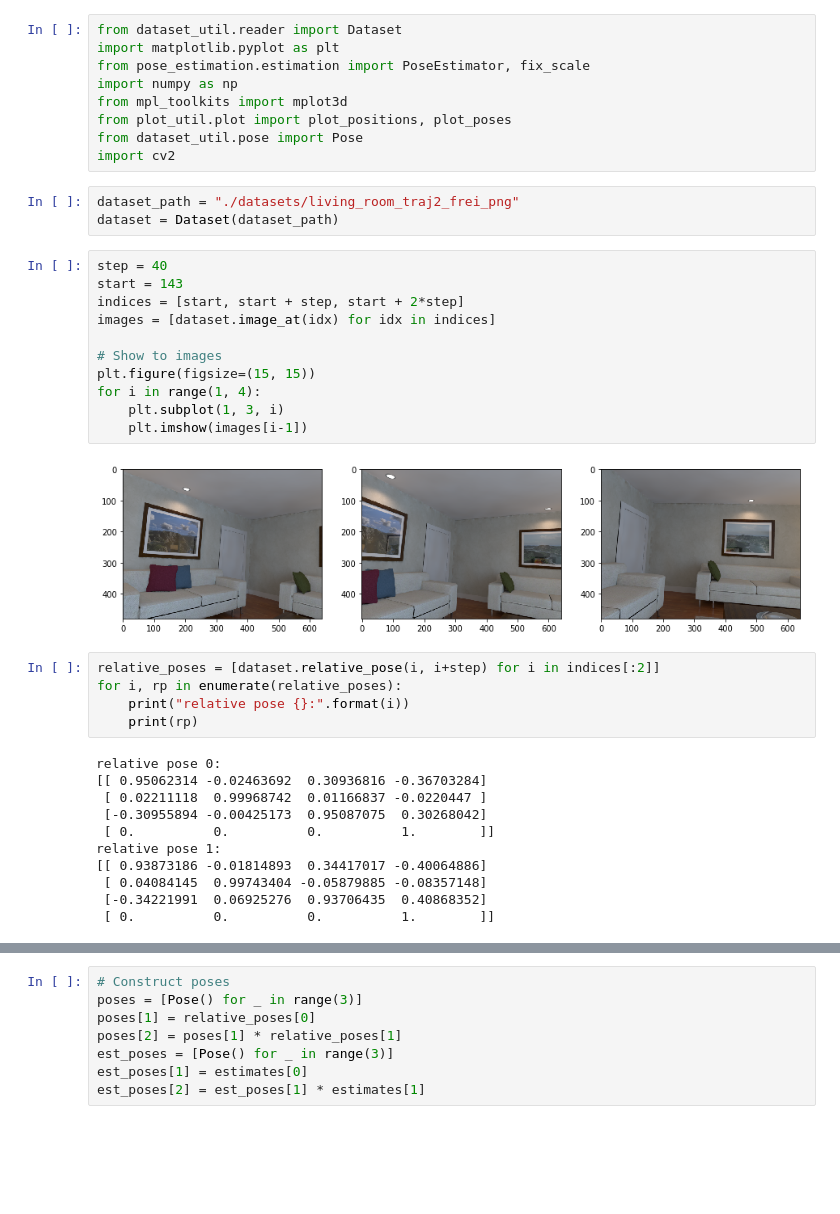
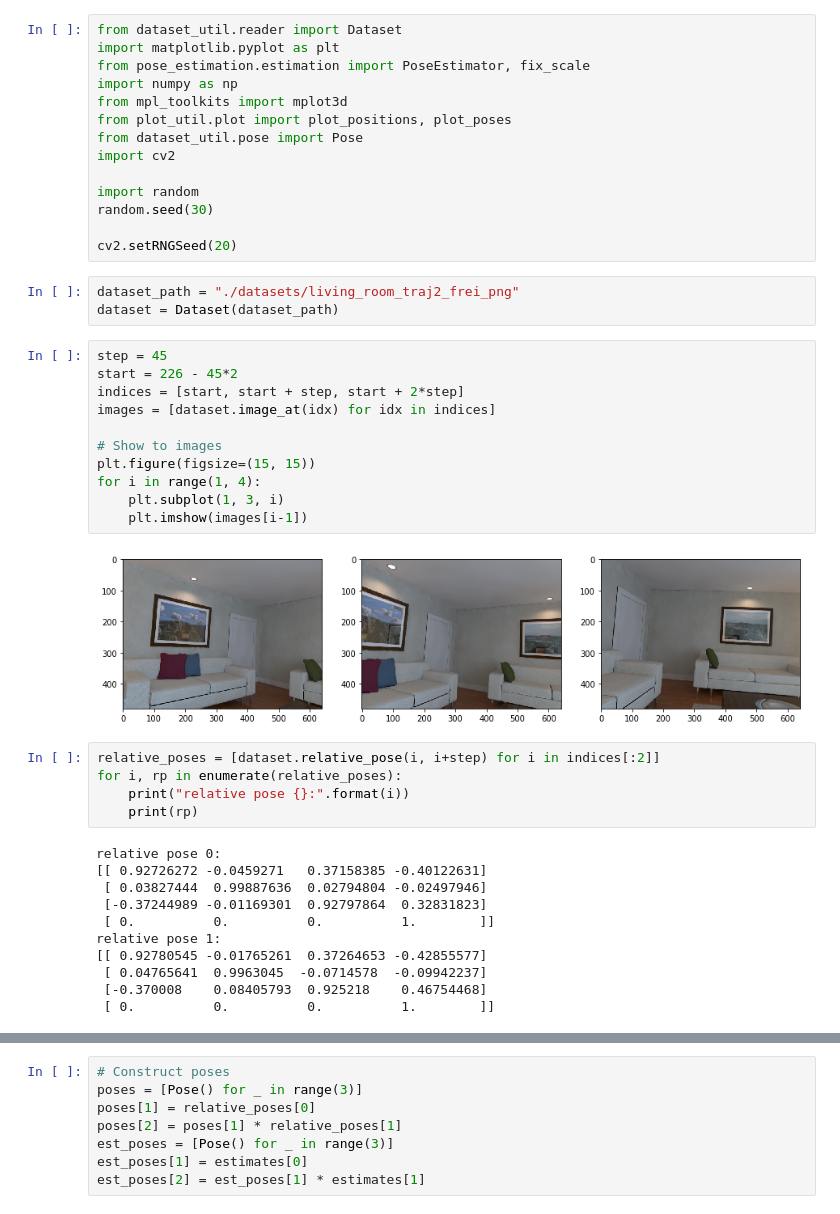
Before and after one commit to one-for-all/Feature-VO, a Jupyter notebook: Estimate Scale.ipynb, the cells around one changed output, grey strips where cells are left out. Saved outputs shown, nothing was run; the diff lists cells and outputs as text; blank space fills up the shorter version.

```diff
--- a/Estimate Scale.ipynb
+++ b/Estimate Scale.ipynb
@@ -7,22 +7,27 @@ from mpl_toolkits import mplot3d
 from plot_util.plot import plot_positions, plot_poses
 from dataset_util.pose import Pose
 import cv2
+
+import random
+random.seed(30)
+
+cv2.setRNGSeed(20)
 # %%
 dataset_path = "./datasets/living_room_traj2_frei_png"
 dataset = Dataset(dataset_path)
 # %%
-step = 40
-start = 143
+step = 45
+start = 226 - 45*2
 indices = [start, start + step, start + 2*step]
 images = [dataset.image_at(idx) for idx in indices]
 
 # Show to images
 plt.figure(figsize=(15, 15))
 for i in range(1, 4):
     plt.subplot(1, 3, i)
     plt.imshow(images[i-1])
 # %% [output]
-[figure, old version]
+[figure, new version]
 # %%
 relative_poses = [dataset.relative_pose(i, i+step) for i in indices[:2]]
 for i, rp in enumerate(relative_poses):
@@ -30,14 +35,14 @@ for i, rp in enumerate(relative_poses):
     print(rp)
 # %% [output]
 relative pose 0:
-[[ 0.95062314 -0.02463692  0.30936816 -0.36703284]
- [ 0.02211118  0.99968742  0.01166837 -0.0220447 ]
- [-0.30955894 -0.00425173  0.95087075  0.30268042]
+[[ 0.92726272 -0.0459271   0.37158385 -0.40122631]
+ [ 0.03827444  0.99887636  0.02794804 -0.02497946]
+ [-0.37244989 -0.01169301  0.92797864  0.32831823]
  [ 0.          0.          0.          1.        ]]
 relative pose 1:
-[[ 0.93873186 -0.01814893  0.34417017 -0.40064886]
- [ 0.04084145  0.99743404 -0.05879885 -0.08357148]
- [-0.34221991  0.06925276  0.93706435  0.40868352]
+[[ 0.92780545 -0.01765261  0.37264653 -0.42855577]
+ [ 0.04765641  0.9963045  -0.0714578  -0.09942237]
+ [-0.370008    0.08405793  0.925218    0.46754468]
  [ 0.          0.          0.          1.        ]]
 # %%
 # Estimate relative poses
```
Also changed, not shown: parts of 5 cells of this notebook, 8 other files.
